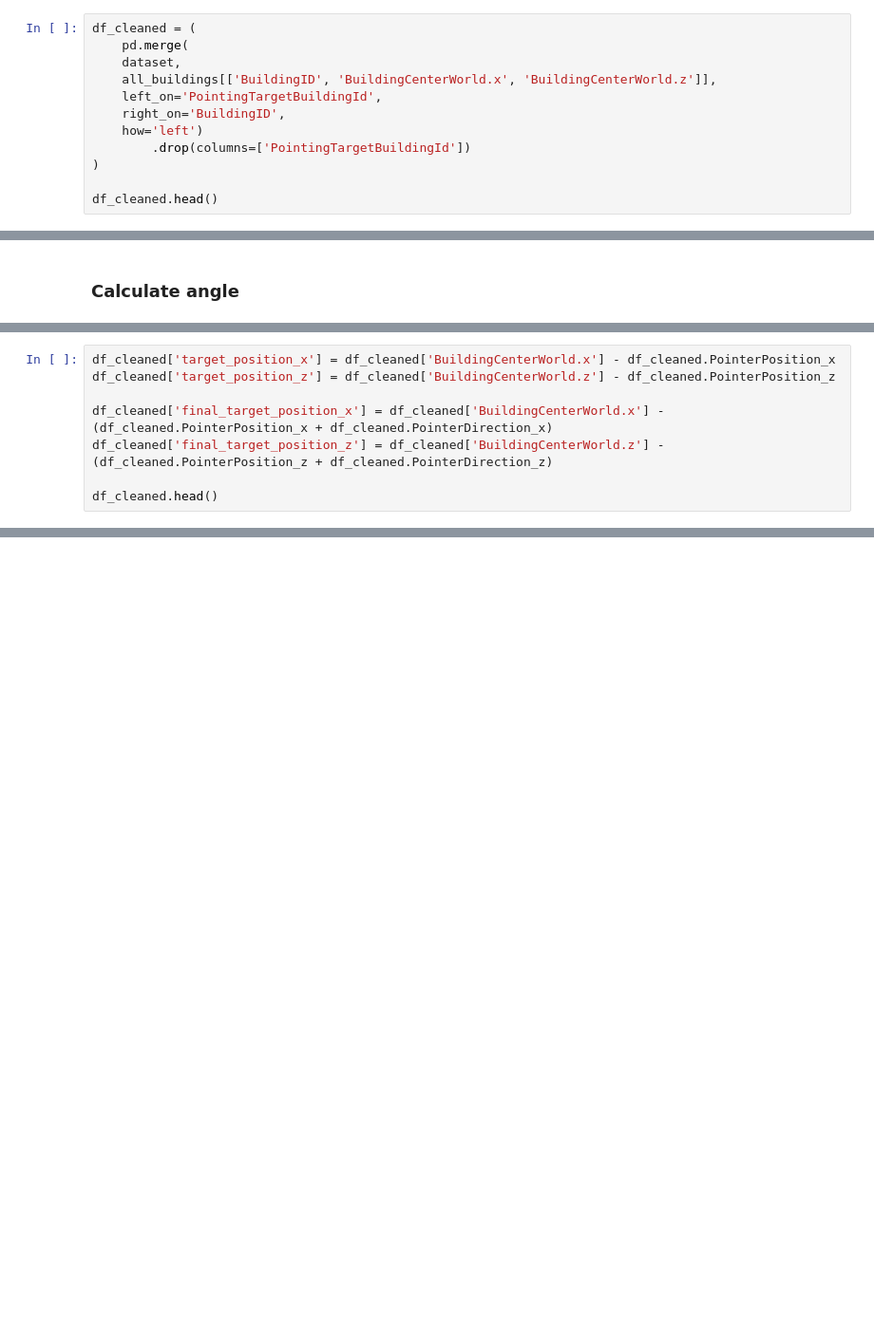
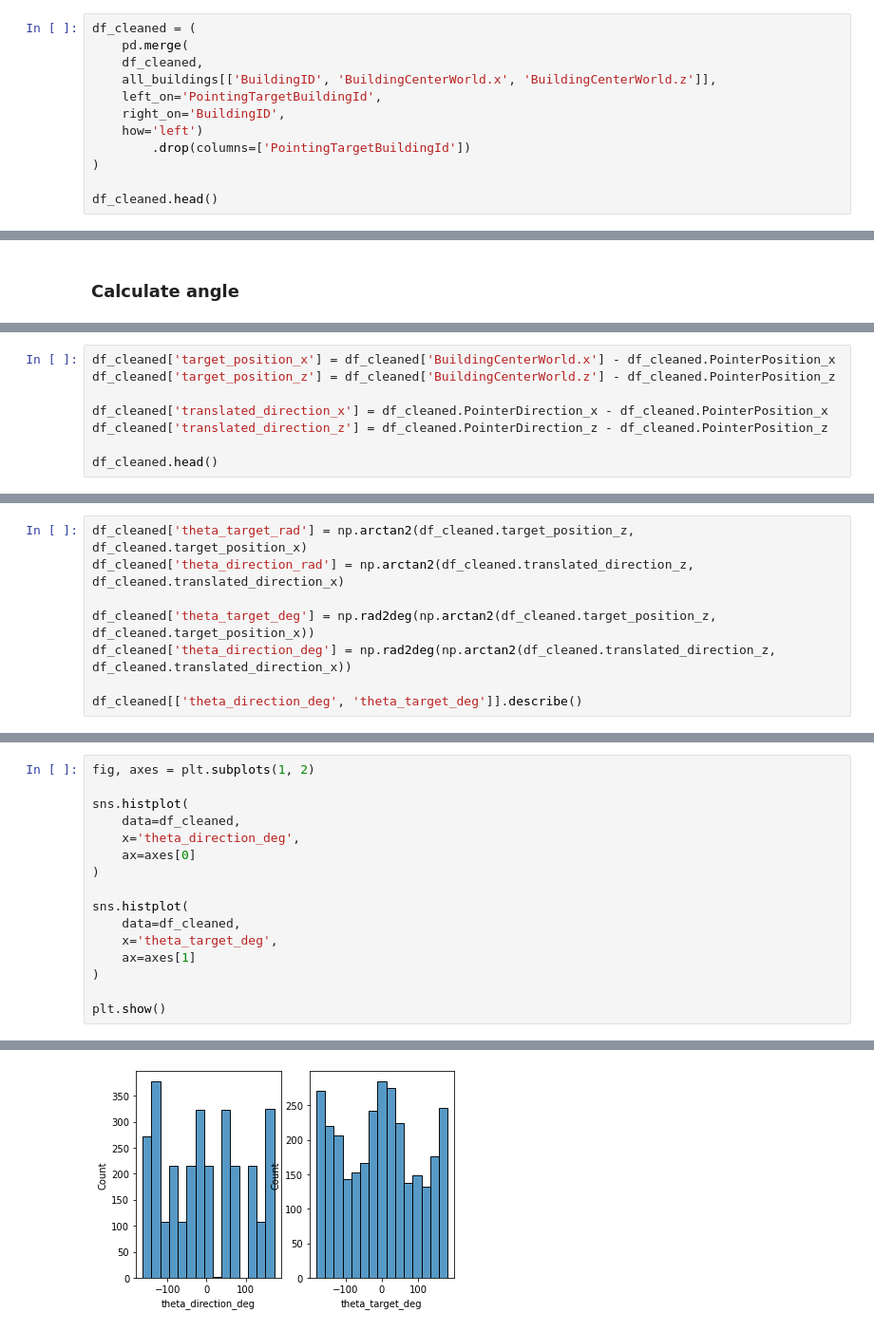
Before and after one commit to nora-maleki/humanA-pointing-task-analysis, a Jupyter notebook: analyses/01_main/01_preprocessing.ipynb, the cells around one changed output, grey strips where cells are left out. Shown at 95% size. Cells and saved outputs as stored; diff of their text form; blank space fills up the shorter version.

```diff
--- a/analyses/01_main/01_preprocessing.ipynb
+++ b/analyses/01_main/01_preprocessing.ipynb
@@ -192,7 +211,7 @@ all_buildings = all_buildings[~all_buildings.BuildingID.isin(not_common_ids)]
 # %%
 df_cleaned = (
     pd.merge(
-    dataset,
+    df_cleaned,
     all_buildings[['BuildingID', 'BuildingCenterWorld.x', 'BuildingCenterWorld.z']],
     left_on='PointingTargetBuildingId',
     right_on='BuildingID',
@@ -217,8 +236,8 @@ df_cleaned.head()
 df_cleaned['target_position_x'] = df_cleaned['BuildingCenterWorld.x'] - df_cleaned.PointerPosition_x
 df_cleaned['target_position_z'] = df_cleaned['BuildingCenterWorld.z'] - df_cleaned.PointerPosition_z
 
-df_cleaned['final_target_position_x'] = df_cleaned['BuildingCenterWorld.x'] - (df_cleaned.PointerPosition_x + df_cleaned.PointerDirection_x)
-df_cleaned['final_target_position_z'] = df_cleaned['BuildingCenterWorld.z'] - (df_cleaned.PointerPosition_z + df_cleaned.PointerDirection_z)
+df_cleaned['translated_direction_x'] = df_cleaned.PointerDirection_x - df_cleaned.PointerPosition_x
+df_cleaned['translated_direction_z'] = df_cleaned.PointerDirection_z - df_cleaned.PointerPosition_z
 
 df_cleaned.head()
 # %% [output]
@@ -231,0 +253,8 @@ df_cleaned.head()
+# %%
+df_cleaned['theta_target_rad'] = np.arctan2(df_cleaned.target_position_z, df_cleaned.target_position_x)
+df_cleaned['theta_direction_rad'] = np.arctan2(df_cleaned.translated_direction_z, df_cleaned.translated_direction_x)
+
+df_cleaned['theta_target_deg'] = np.rad2deg(np.arctan2(df_cleaned.target_position_z, df_cleaned.target_position_x))
+df_cleaned['theta_direction_deg'] = np.rad2deg(np.arctan2(df_cleaned.translated_direction_z, df_cleaned.translated_direction_x))
+
+df_cleaned[['theta_direction_deg', 'theta_target_deg']].describe()
@@ -231,0 +271,17 @@ df_cleaned.head()
+# %%
+fig, axes = plt.subplots(1, 2)
+
+sns.histplot(
+    data=df_cleaned,
+    x='theta_direction_deg',
+    ax=axes[0]
+)
+
+sns.histplot(
+    data=df_cleaned,
+    x='theta_target_deg',
+    ax=axes[1]
+)
+
+plt.show()
+# %% [output]
@@ -231,0 +289 @@ df_cleaned.head()
+[figure, added]
```
Also changed, not shown: parts of 11 cells of this notebook.
